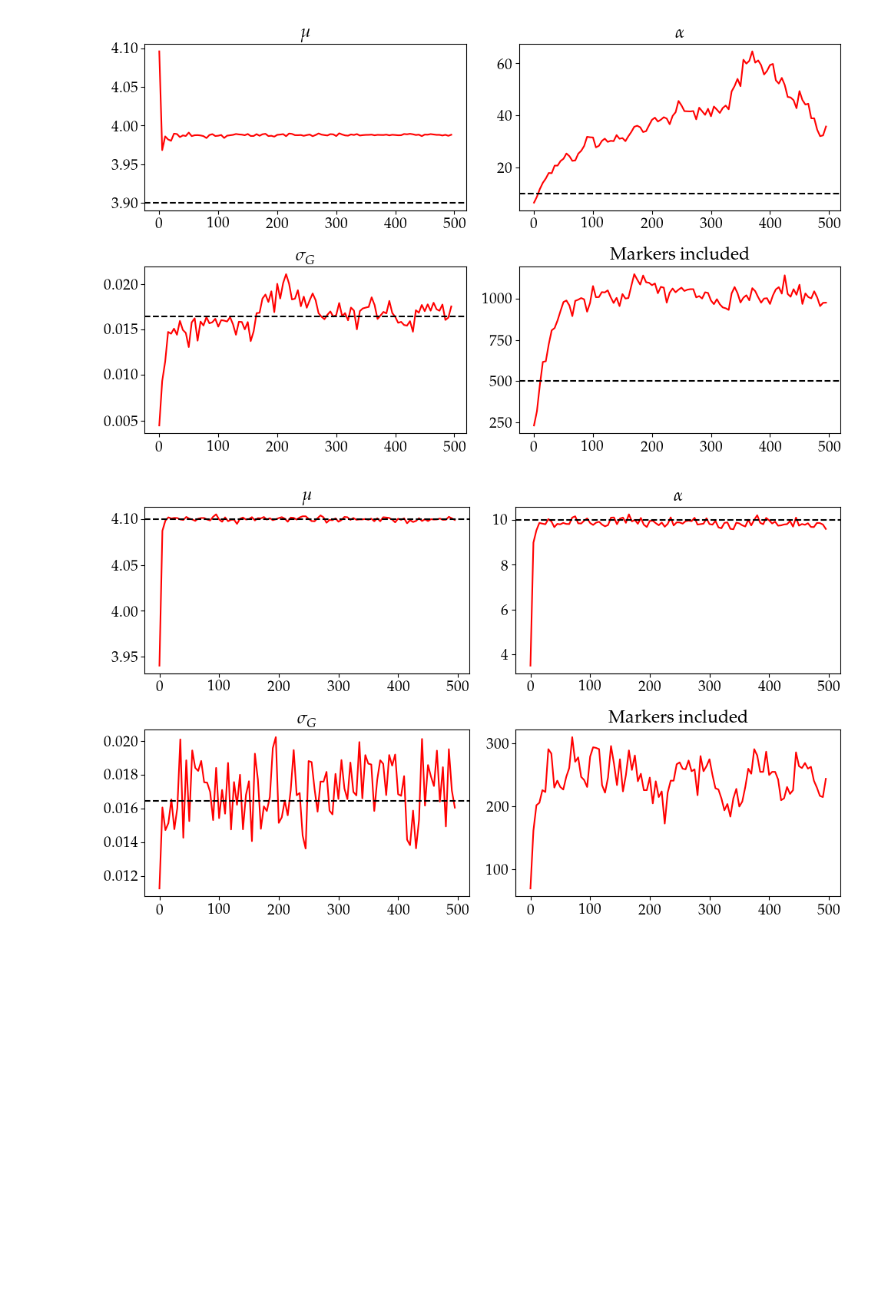
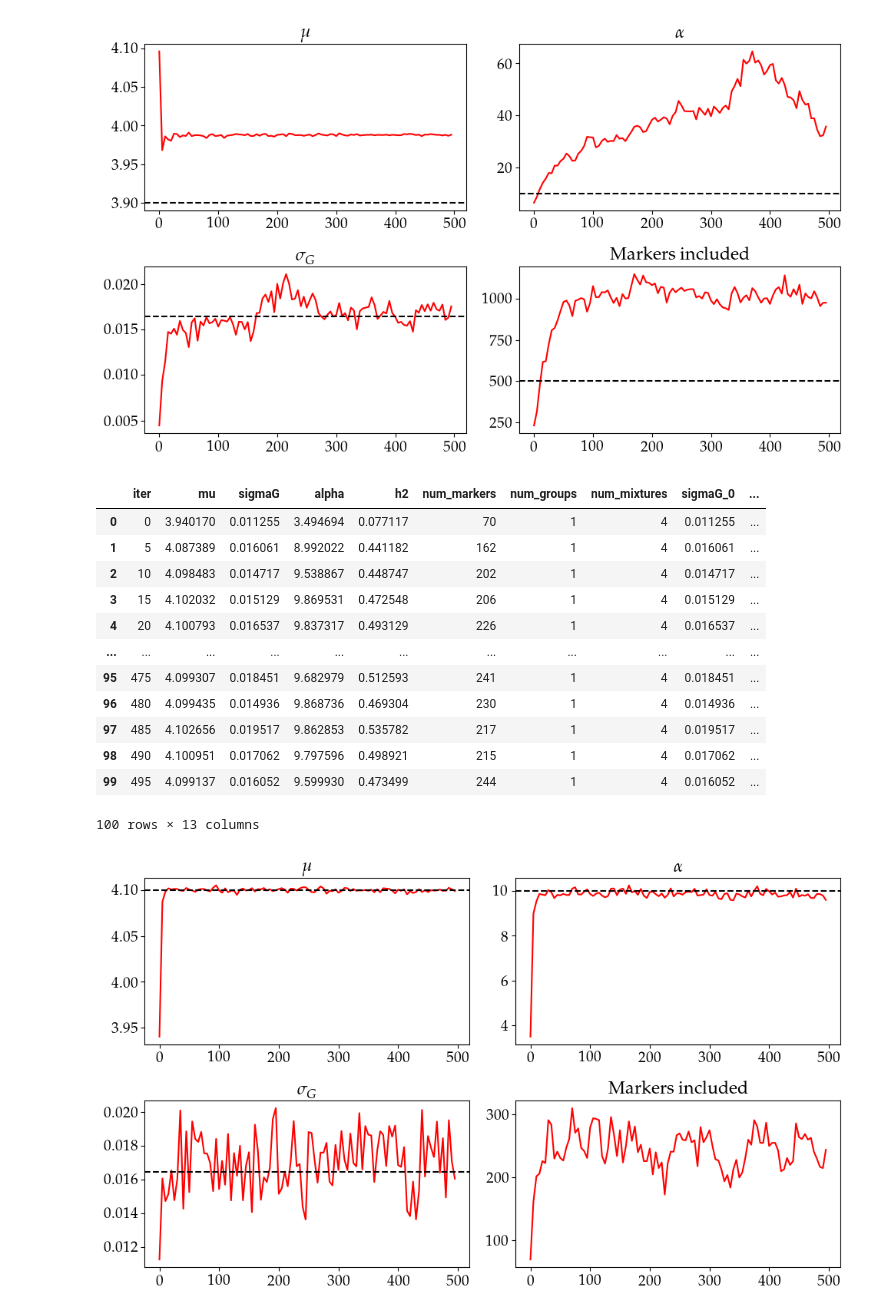
Before and after one commit to ariadnavillam/BayesW, a Jupyter notebook: analyse_results.ipynb, the cells around one changed output. Drawn from its saved outputs; the diff is of its cells as text; code cells hidden in the pictures; blank space fills up the shorter version.

```diff
--- a/analyse_results.ipynb
+++ b/analyse_results.ipynb
@@ -90,6 +97,22 @@ header = ["iter", "mu", "sigmaG", "alpha", "h2", "num_markers", "num_groups", "n
 header.extend(["sigmaG_"+str(i) for i in range(num_mix)])
 header.append(str("PIP"))
 df.columns = header
+# %%
+df
+# %% [output]
+|  | iter | mu | sigmaG | alpha | h2 | num_markers | num_groups | num_mixtures | sigmaG_0 | ... |
+| 0 | 0 | 3.940170 | 0.011255 | 3.494694 | 0.077117 | 70 | 1 | 4 | 0.011255 | ... |
+| 1 | 5 | 4.087389 | 0.016061 | 8.992022 | 0.441182 | 162 | 1 | 4 | 0.016061 | ... |
+| 2 | 10 | 4.098483 | 0.014717 | 9.538867 | 0.448747 | 202 | 1 | 4 | 0.014717 | ... |
+| 3 | 15 | 4.102032 | 0.015129 | 9.869531 | 0.472548 | 206 | 1 | 4 | 0.015129 | ... |
+| 4 | 20 | 4.100793 | 0.016537 | 9.837317 | 0.493129 | 226 | 1 | 4 | 0.016537 | ... |
+| ... | ... | ... | ... | ... | ... | ... | ... | ... | ... | ... |
+| 95 | 475 | 4.099307 | 0.018451 | 9.682979 | 0.512593 | 241 | 1 | 4 | 0.018451 | ... |
+| 96 | 480 | 4.099435 | 0.014936 | 9.868736 | 0.469304 | 230 | 1 | 4 | 0.014936 | ... |
+| 97 | 485 | 4.102656 | 0.019517 | 9.862853 | 0.535782 | 217 | 1 | 4 | 0.019517 | ... |
+| 98 | 490 | 4.100951 | 0.017062 | 9.797596 | 0.498921 | 215 | 1 | 4 | 0.017062 | ... |
+| 99 | 495 | 4.099137 | 0.016052 | 9.599930 | 0.473499 | 244 | 1 | 4 | 0.016052 | ... |
+100 rows × 13 columns
 # %%
 plt.figure(figsize=(10,6))
 plt.subplot(2,2,1)
```
Also changed, not shown: parts of 3 cells of this notebook, 16 other files.
